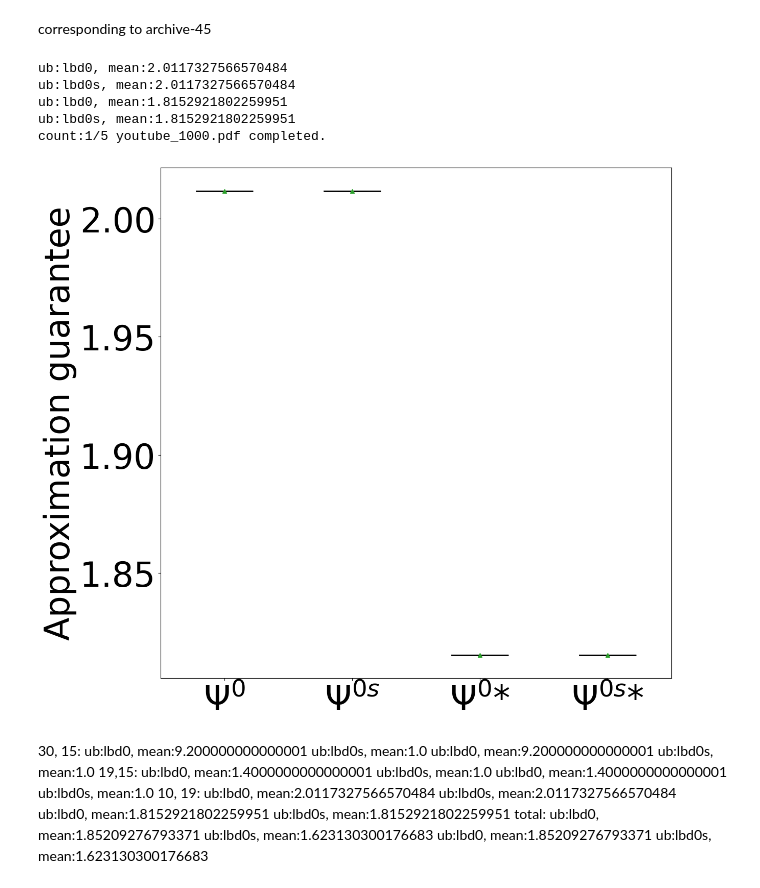
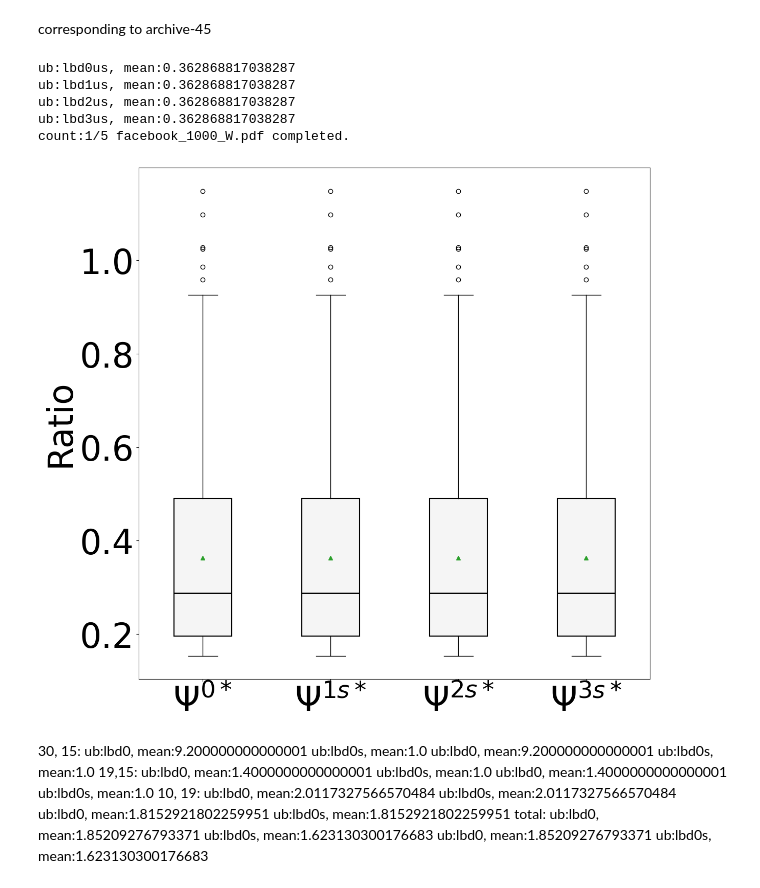
Before and after one commit to tongch8819/SubOptKnapsack, a Jupyter notebook: notebooks/ploter_min_outliners.ipynb, the cells around one changed output. Saved outputs shown, nothing was run; the diff lists cells and outputs as text; code cells hidden in the pictures.

```diff
--- a/notebooks/ploter_min_outliners.ipynb
+++ b/notebooks/ploter_min_outliners.ipynb
@@ -8,7 +8,7 @@ import matplotlib.ticker as ticker
 import numpy as np
 import math
 # %%
-t = ''
+t = 'W'
 
 def load_12_series(algo: str, upper_bound: str, task_name: str, source_dir: str):
     """
@@ -54,14 +54,22 @@ def load_12_series(algo: str, upper_bound: str, task_name: str, source_dir: str)
     X, Y, Z, W = list(zip(*res))   # change it to two columns
     return X, Y, Z, W
 
-task_list = ['youtube']
+task_list = ['facebook']
+# task_list = ['youtube']
 
+# configuration_list = [
+#     ('greedy_mintss','lbd0'),
+#     ('greedy_mintss','lbd0s'),
+#     ('augmented_greedy_mintss','lbd0'),
+#     ('augmented_greedy_mintss','lbd0s'),
+# ]
 configuration_list = [
-    ('greedy_mintss','lbd0'),
-    ('greedy_mintss','lbd0s'),
-    ('augmented_greedy_mintss','lbd0'),
-    ('augmented_greedy_mintss','lbd0s'),
+    ('greedy_mintss','lbd0us'),
+    ('greedy_mintss','lbd1us'),
+    ('greedy_mintss','lbd2us'),
+    ('greedy_mintss','lbd3us'),
 ]
+
 
 algorithm_dict = {
     'greedy_mintss': "",
@@ -72,6 +80,10 @@ algorithm_dict = {
 ub_title_dict = {
     'lbd0': r"$\Psi^{0}$",
     'lbd0s': r"$\Psi^{0s}$",
+    'lbd0us': r"$\Psi^{0*}$",
+    'lbd1us': r"$\Psi^{1s*}$",
+    'lbd2us': r"$\Psi^{2s*}$",
+    'lbd3us': r"$\Psi^{3s*}$",
 }
 
 ub_title_list = [
@@ -79,9 +91,9 @@ ub_title_list = [
     for configuration in configuration_list
 ]
 
-archive_dir = "../result/archive-59"
+archive_dir = "../result/archive-61"
 
-result_dir = "./result_min)outliners_1"
+result_dir = "./result_min_without"
 
 n = 1000
 worst_case = math.log(n, math.e)
@@ -91,9 +103,9 @@ u_data_list = []
 for ub in configuration_list:
     u_data_list.append([])
 
-seed_range = range(10, 11)
-b_range = range(19, 20, 5)
-# b_range = range(250, 500, 25)
+seed_range = range(0, 20)
+# b_range = range(10, 60, 5)
+b_range = range(250, 500, 25)
 
 b_data_list = []
 for ub in configuration_list:
@@ -199,39 +211,39 @@ for task in task_list:
     #     data = b_data_list[i]
     #     ub = ub_list[i]
 
     #     flier_props["markerfacecolor"] = color_list[cc]
     #     whisker_props["color"] = whisker_color_list[cc]
 
     #     xtick_labels = []
     #     for b in b_range:
     #         if int(b) % 2 == 1:
     #             xtick_labels.append(b)
     #         else:
     #             xtick_labels.append(" ")
 
     #     bp = ax.boxplot(data,label=ub_title_dict[ub], patch_artist=True, tick_labels=xtick_labels, showmeans=True, boxprops=box_props, medianprops=median_props
     #                     , meanprops=mean_props, flierprops=flier_props, whiskerprops=whisker_props, capprops=whisker_props)
     #     # plt.axhline(y = worst_case, color = 'r', linestyle = '-')
 
     #     for median in bp["medians"]:
     #         median.set_color("black")
     #     for box in bp["boxes"]:
     #         box.set_facecolor(color_list[cc])
 
     #     cc = cc + 1
 
     #     plt.legend()
     #     plt.savefig(os.path.join(result_dir, f"{task}_{n}_v{suffix}.jpg"), format='jpg', bbox_inches='tight')
     #     plt.savefig(os.path.join(result_dir, f"{task}_{n}_v{suffix}.pdf"), format='pdf', bbox_inches='tight')
     #     count = count + 1
     #     print(f"count:{count}/{total_count} {task}_v.jpg completed.")
 # %% [output]
-ub:lbd0, mean:2.0117327566570484
-ub:lbd0s, mean:2.0117327566570484
-ub:lbd0, mean:1.8152921802259951
-ub:lbd0s, mean:1.8152921802259951
-count:1/5 youtube_1000.pdf completed.
+ub:lbd0us, mean:0.362868817038287
+ub:lbd1us, mean:0.362868817038287
+ub:lbd2us, mean:0.362868817038287
+ub:lbd3us, mean:0.362868817038287
+count:1/5 facebook_1000_W.pdf completed.
-[figure, old version]
+[figure, new version]
 # %% [markdown]
 30, 15:
 ub:lbd0, mean:9.200000000000001
```
Also changed, not shown: 10 other files.
